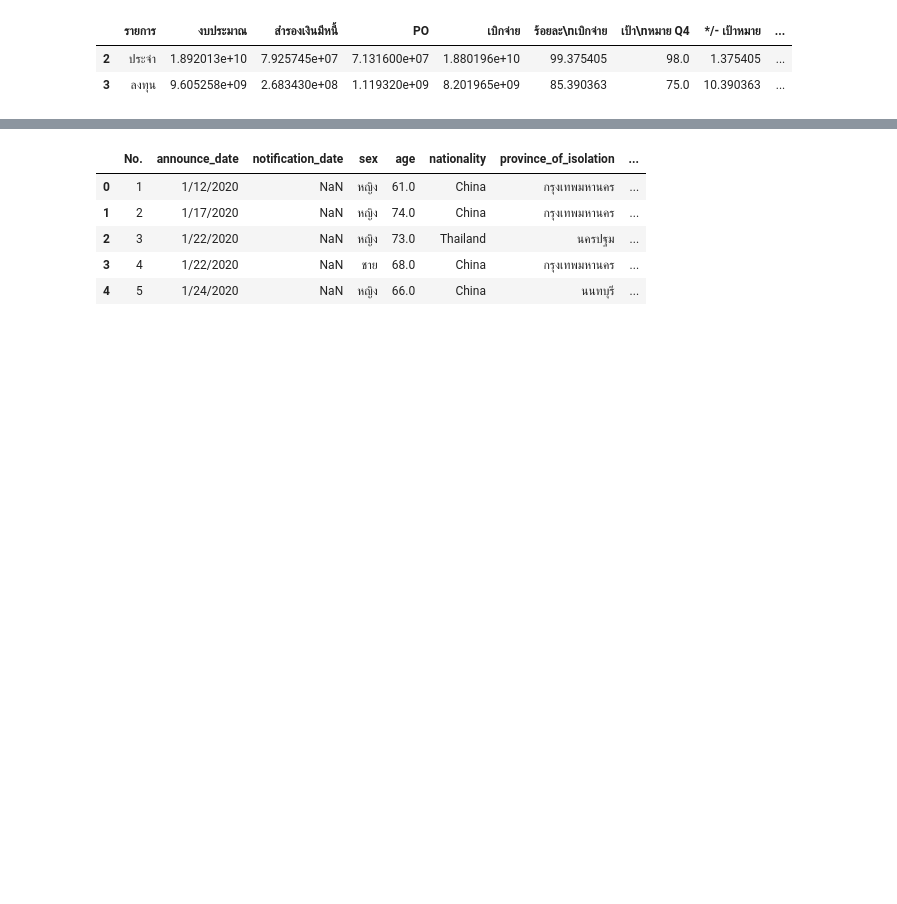
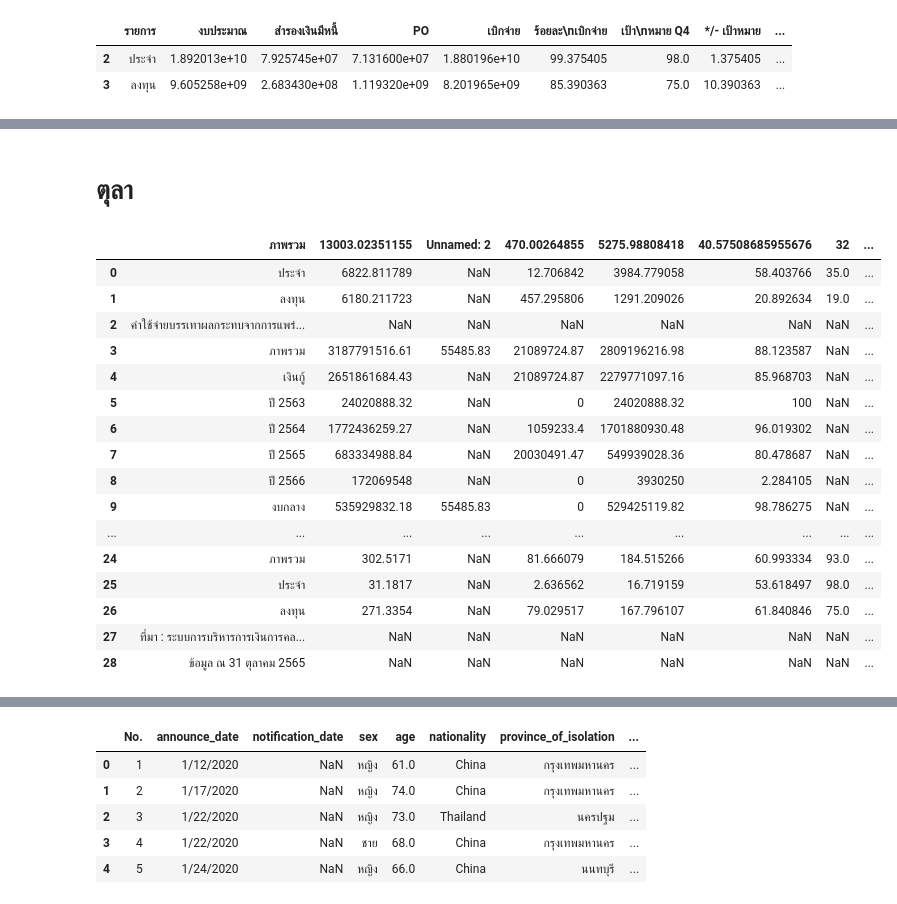
Before and after one commit to janjira24122544/Python_dataviz2023, a Jupyter notebook: Pandas102.ipynb, the cells around one changed output, grey strips where cells are left out. Saved outputs shown, nothing was run; the diff lists cells and outputs as text; code cells hidden in the pictures; blank space fills up the shorter version.

```diff
--- a/Pandas102.ipynb
+++ b/Pandas102.ipynb
@@ -56,0 +67,23 @@ A
+# %% [markdown]
+# ตุลา
+# %%
+oct_df = pd.read_excel('/content/drive/MyDrive/DataViz23Data/oct65.xlsx',header=9,skiprows=2)
+oct_df
+# %% [output]
+|  | ภาพรวม | 13003.02351155 | Unnamed: 2 | 470.00264855 | 5275.98808418 | 40.57508685955676 | 32 | ... |
+| 0 | ประจำ | 6822.811789 | NaN | 12.706842 | 3984.779058 | 58.403766 | 35.0 | ... |
+| 1 | ลงทุน | 6180.211723 | NaN | 457.295806 | 1291.209026 | 20.892634 | 19.0 | ... |
+| 2 | ค่าใช้จ่ายบรรเทาผลกระทบจากการแพร่... | NaN | NaN | NaN | NaN | NaN | NaN | ... |
+| 3 | ภาพรวม | 3187791516.61 | 55485.83 | 21089724.87 | 2809196216.98 | 88.123587 | NaN | ... |
+| 4 | เงินกู้ | 2651861684.43 | NaN | 21089724.87 | 2279771097.16 | 85.968703 | NaN | ... |
+| 5 | ปี 2563 | 24020888.32 | NaN | 0 | 24020888.32 | 100 | NaN | ... |
+| 6 | ปี 2564 | 1772436259.27 | NaN | 1059233.4 | 1701880930.48 | 96.019302 | NaN | ... |
+| 7 | ปี 2565 | 683334988.84 | NaN | 20030491.47 | 549939028.36 | 80.478687 | NaN | ... |
+| 8 | ปี 2566 | 172069548 | NaN | 0 | 3930250 | 2.284105 | NaN | ... |
+| 9 | งบกลาง | 535929832.18 | 55485.83 | 0 | 529425119.82 | 98.786275 | NaN | ... |
+| ... | ... | ... | ... | ... | ... | ... | ... | ... |
+| 24 | ภาพรวม | 302.5171 | NaN | 81.666079 | 184.515266 | 60.993334 | 93.0 | ... |
+| 25 | ประจำ | 31.1817 | NaN | 2.636562 | 16.719159 | 53.618497 | 98.0 | ... |
+| 26 | ลงทุน | 271.3354 | NaN | 79.029517 | 167.796107 | 61.840846 | 75.0 | ... |
+| 27 | ที่มา : ระบบการบริหารการเงินการคล... | NaN | NaN | NaN | NaN | NaN | NaN | ... |
+| 28 | ข้อมูล ณ 31 ตุลาคม 2565 | NaN | NaN | NaN | NaN | NaN | NaN | ... |
```
Also changed, not shown: parts of 7 cells of this notebook.
